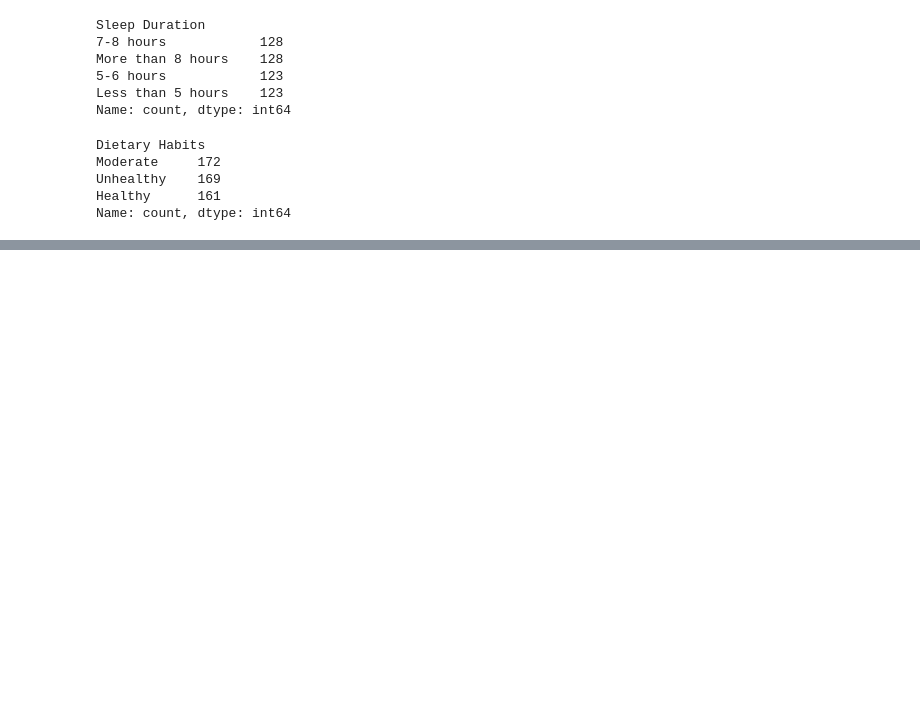
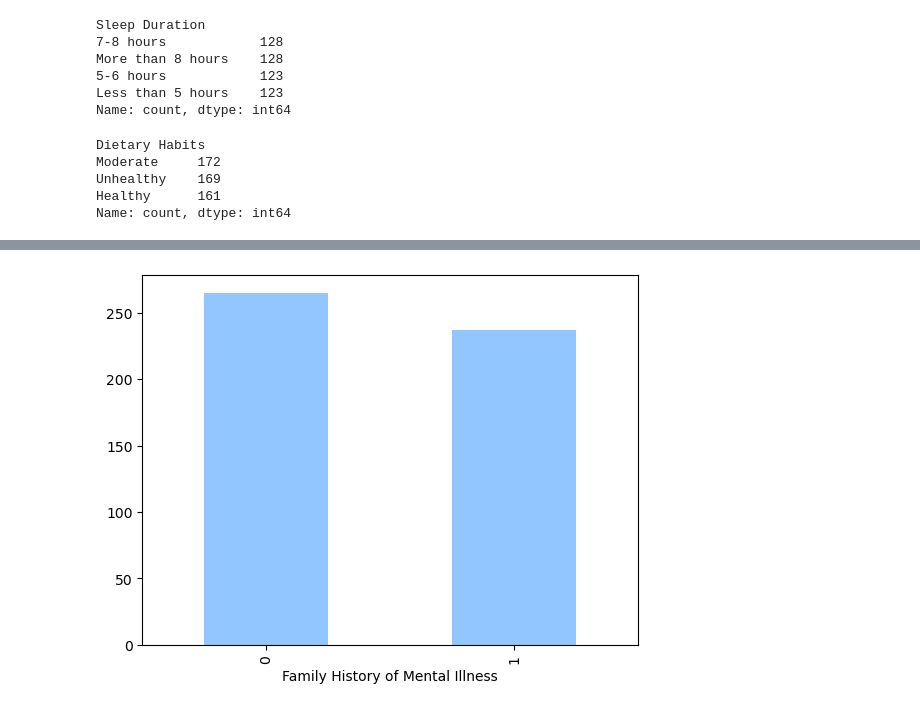
Before and after one commit to crissyro/kaggle_projects, a Jupyter notebook: notebooks/depression_student.ipynb, the cells around one changed output, grey strips where cells are left out. Saved outputs shown, nothing was run; the diff lists cells and outputs as text; code cells hidden in the pictures; blank space fills up the shorter version.

```diff
--- a/notebooks/depression_student.ipynb
+++ b/notebooks/depression_student.ipynb
@@ -132,0 +138,5 @@ Name: count, dtype: int64
+# %%
+df['Family History of Mental Illness'] = df['Family History of Mental Illness'].map({'Yes': 1, 'No': 0})
+df['Family History of Mental Illness'].value_counts().plot(kind='bar');
+# %% [output]
+[figure, added]
```
Also changed, not shown: parts of 2 cells of this notebook.
